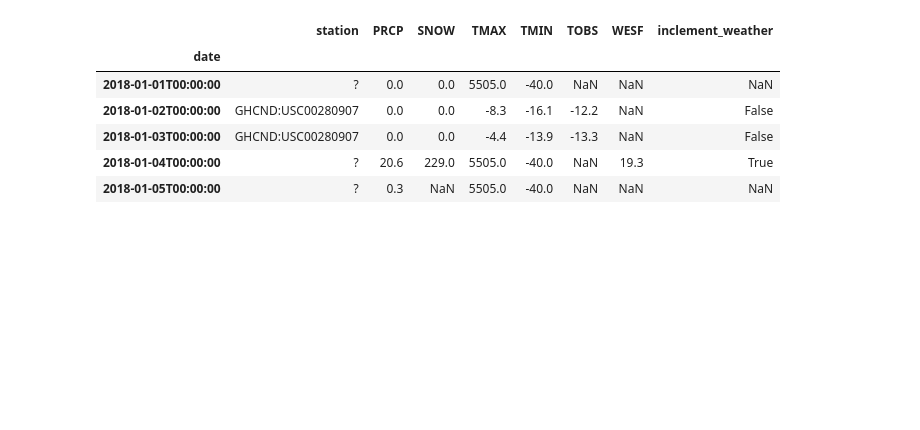
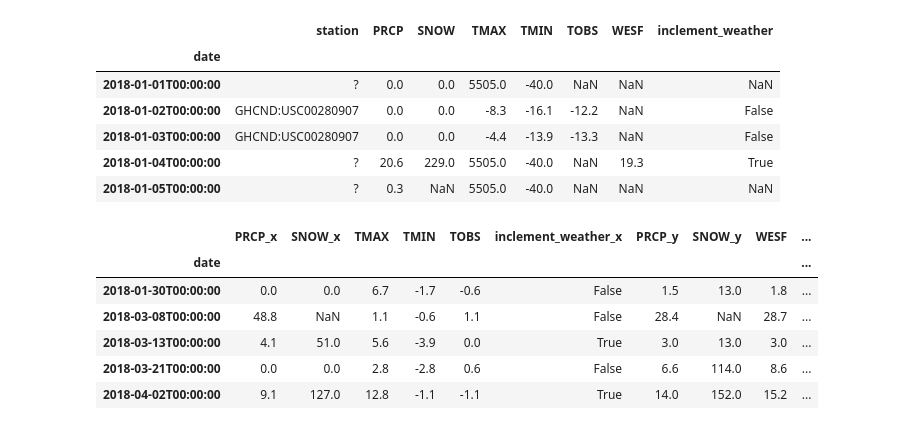
Before and after one commit to kspicer80/tutorials, a Jupyter notebook: hands_on_data_analysis_with_pandas/chapter_4_aggregating_data/chapter_4_notebook.ipynb, the cells around one changed output. Saved outputs shown, nothing was run; the diff lists cells and outputs as text; code cells hidden in the pictures; blank space fills up the shorter version.

```diff
--- a/hands_on_data_analysis_with_pandas/chapter_4_aggregating_data/chapter_4_notebook.ipynb
+++ b/hands_on_data_analysis_with_pandas/chapter_4_aggregating_data/chapter_4_notebook.ipynb
@@ -126,3 +126,16 @@ dirty_data.head()
 | 2018-01-03T00:00:00 | GHCND:USC00280907 | 0.0 | 0.0 | -4.4 | -13.9 | -13.3 | NaN | False |
 | 2018-01-04T00:00:00 | ? | 20.6 | 229.0 | 5505.0 | -40.0 | NaN | 19.3 | True |
 | 2018-01-05T00:00:00 | ? | 0.3 | NaN | 5505.0 | -40.0 | NaN | NaN | NaN |
+# %%
+valid_station = dirty_data.query('station != "?"').drop(columns=['WESF', 'station'])
+station_with_wesf = dirty_data.query('station == "?"').drop(columns=['station', 'TOBS', 'TMIN', 'TMAX'])
+# %%
+valid_station.merge(station_with_wesf, how='left', left_index=True, right_index=True).query('WESF > 0').head()
+# %% [output]
+|  | PRCP_x | SNOW_x | TMAX | TMIN | TOBS | inclement_weather_x | PRCP_y | SNOW_y | WESF | ... |
+| date |  |  |  |  |  |  |  |  |  | ... |
+| 2018-01-30T00:00:00 | 0.0 | 0.0 | 6.7 | -1.7 | -0.6 | False | 1.5 | 13.0 | 1.8 | ... |
+| 2018-03-08T00:00:00 | 48.8 | NaN | 1.1 | -0.6 | 1.1 | False | 28.4 | NaN | 28.7 | ... |
+| 2018-03-13T00:00:00 | 4.1 | 51.0 | 5.6 | -3.9 | 0.0 | True | 3.0 | 13.0 | 3.0 | ... |
+| 2018-03-21T00:00:00 | 0.0 | 0.0 | 2.8 | -2.8 | 0.6 | False | 6.6 | 114.0 | 8.6 | ... |
+| 2018-04-02T00:00:00 | 9.1 | 127.0 | 12.8 | -1.1 | -1.1 | True | 14.0 | 152.0 | 15.2 | ... |
```
Also changed, not shown: parts of 78 cells of this notebook, 9 other files.
